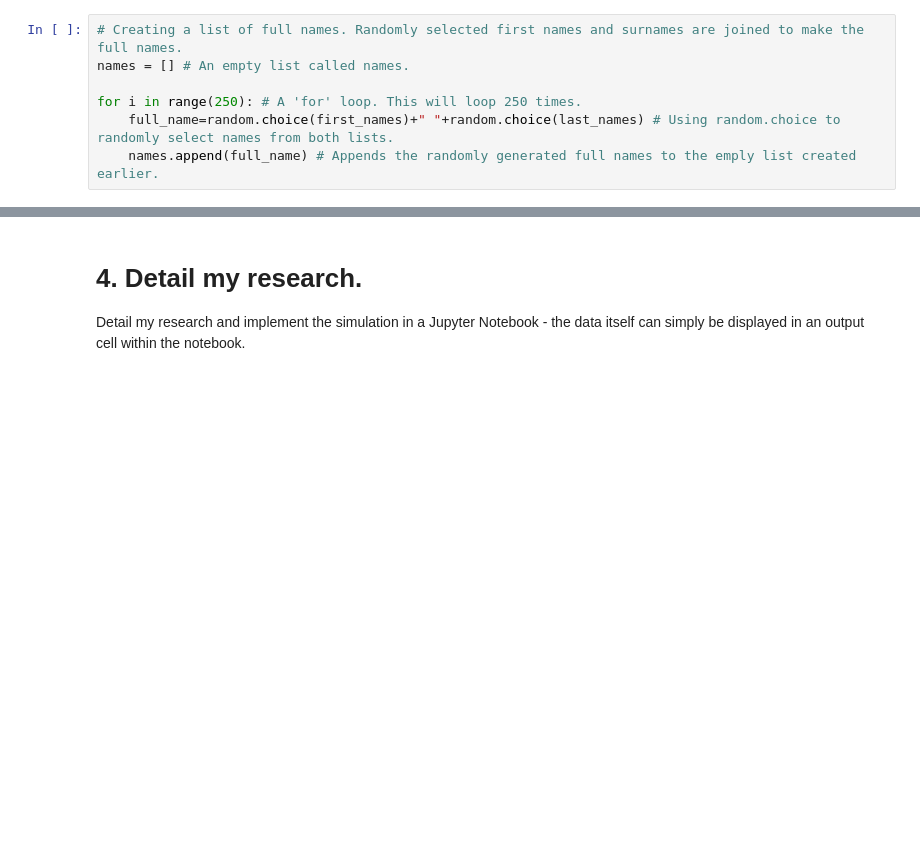
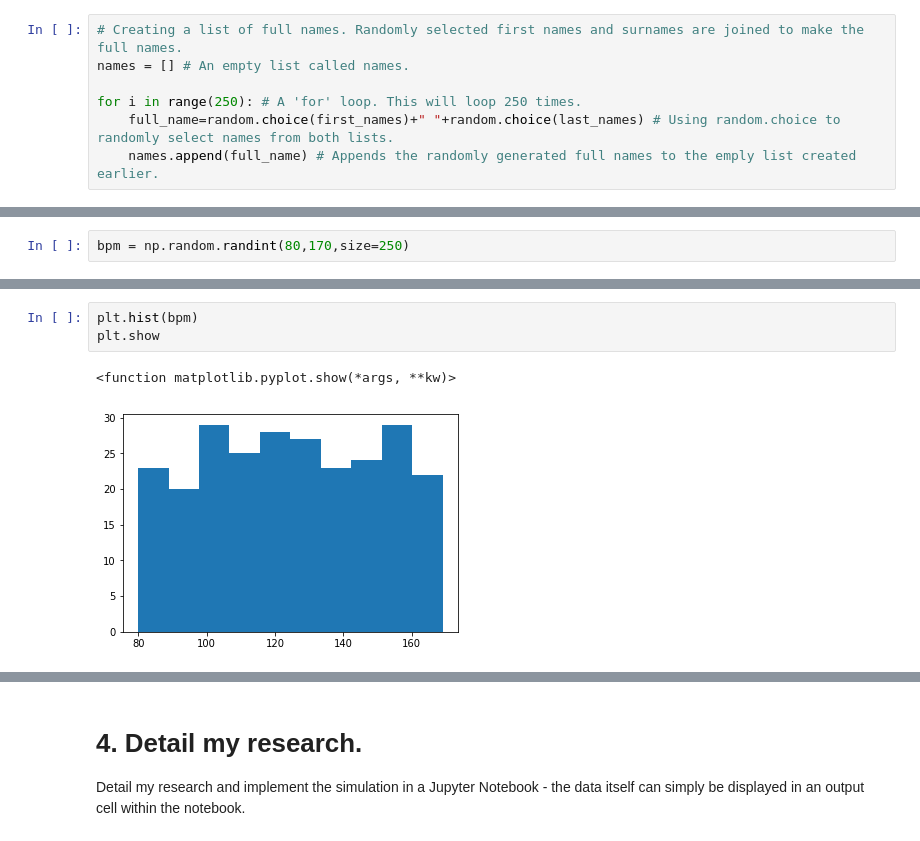
Before and after one commit to Wayne742/Programming-Project-S2, a Jupyter notebook: Programming for Data Analytics Project 2018.ipynb, the cells around one changed output, grey strips where cells are left out. Saved outputs shown, nothing was run; the diff lists cells and outputs as text; blank space fills up the shorter version.

Commit message:
Gererated the bpm variable data and tried plotting it on different plots

```diff
--- a/Programming for Data Analytics Project 2018.ipynb
+++ b/Programming for Data Analytics Project 2018.ipynb
@@ -48,0 +56,2 @@ for i in range(250): # A 'for' loop. This will loop 250 times.
+# %%
+bpm = np.random.randint(80,170,size=250)
@@ -48,0 +81,6 @@ for i in range(250): # A 'for' loop. This will loop 250 times.
+# %%
+plt.hist(bpm)
+plt.show
+# %% [output]
+<function matplotlib.pyplot.show(*args, **kw)>
+[figure, added]
```
Also changed, not shown: parts of 10 cells of this notebook.
